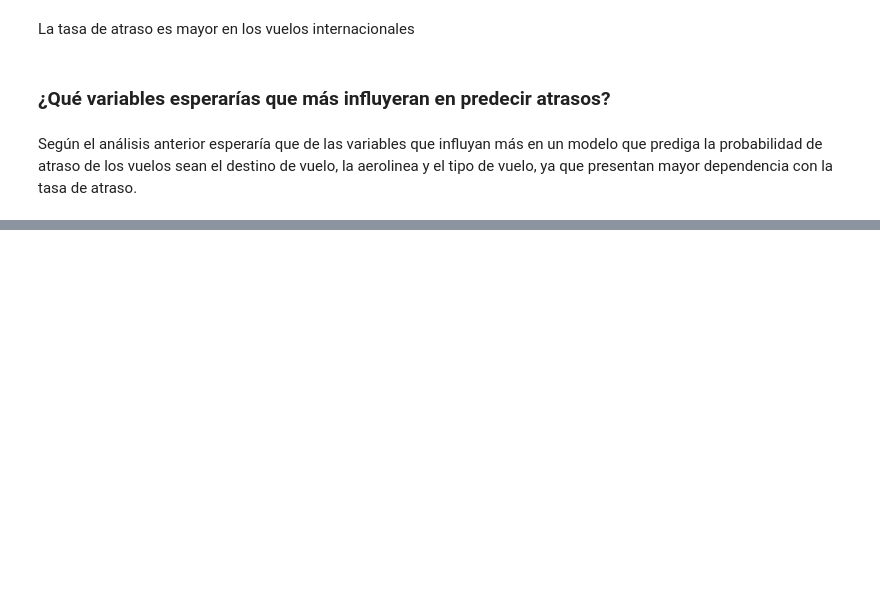
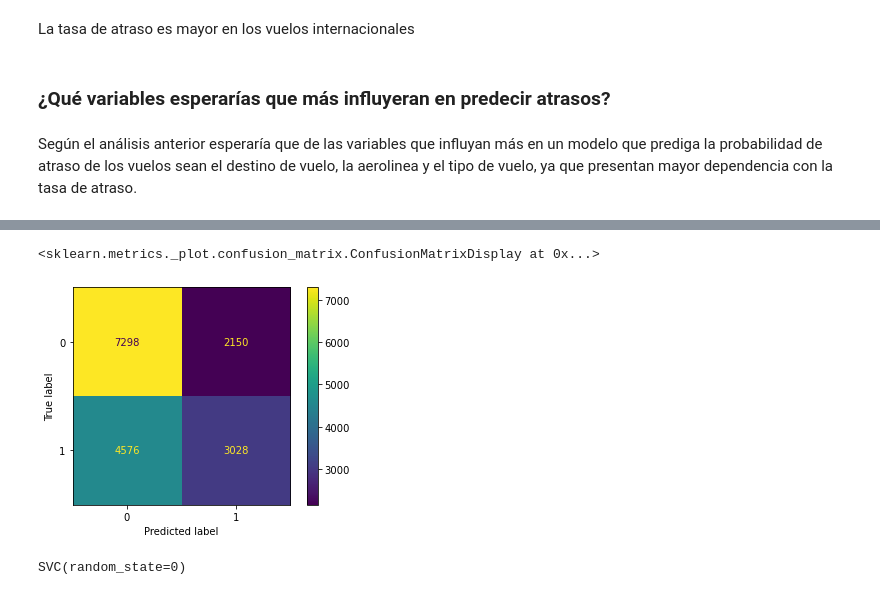
Before and after one commit to lorenagh/latam, a Jupyter notebook: solution.ipynb, the cells around one changed output, grey strips where cells are left out. Drawn from its saved outputs; the diff is of its cells as text; code cells hidden in the pictures; blank space fills up the shorter version.

```diff
--- a/solution.ipynb
+++ b/solution.ipynb
@@ -805,0 +931,11 @@ Según el análisis anterior esperaría que de las variables que influyan más e
+# %%
+plot_confusion_matrix(RF_model, test_X, test_y)
+# %% [output]
+<sklearn.metrics._plot.confusion_matrix.ConfusionMatrixDisplay at 0x...>
+[figure, added]
+# %%
+clf = GradientBoostingClassifier(n_estimators=100, learning_rate=1.0,
+...     max_depth=1, random_state=0).fit(X_train, y_train)
+>>> clf.score(X_test, y_test)
+# %% [output]
+SVC(random_state=0)
```
Also changed, not shown: parts of 20 cells of this notebook, 1 other file.
